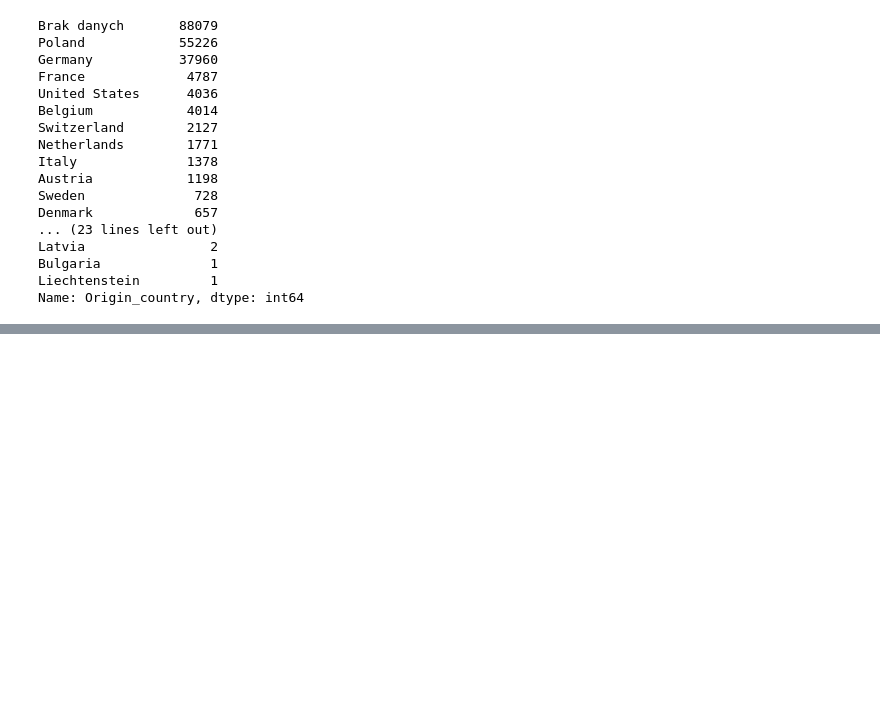
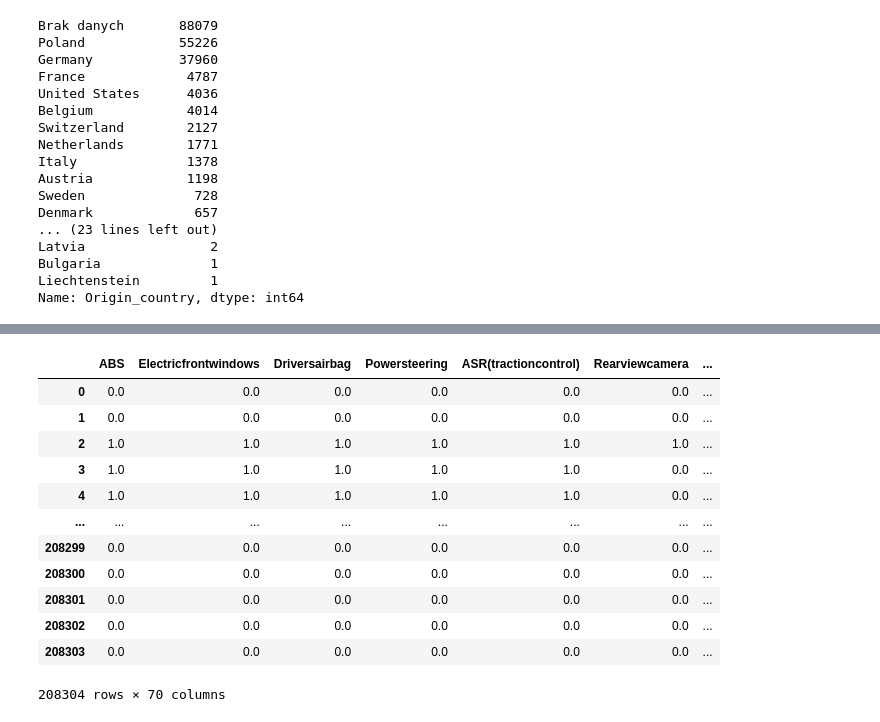
Before and after one commit to KacperChmura1/Engineer-s, a Jupyter notebook: DataIntegration.ipynb, the cells around one changed output, grey strips where cells are left out. Cells and saved outputs as stored; diff of their text form; code cells hidden in the pictures; blank space fills up the shorter version.

Commit message:
Extracting features from features colum

```diff
--- a/DataIntegration.ipynb
+++ b/DataIntegration.ipynb
@@ -555,0 +592,12 @@ Name: Features, Length: 203975, dtype: object
+# %%
+unique_list = unique_list[1:]
+# %%
+zero_data = np.zeros((208304, 70))
+# %%
+uni_df = pd.DataFrame(columns=unique_list, data=zero_data)
+# %%
+for i in range(0,len(df3["Features"])):
+    for j in range(0, len(unique_list)):
+        for k in range(0, len(df3["Features"].iloc[i])):
+            if df3["Features"].iloc[i][k] == unique_list[j]:
+                uni_df[df3["Features"].iloc[i][k]][i] = 1
@@ -555,0 +606,16 @@ Name: Features, Length: 203975, dtype: object
+# %%
+uni_df
+# %% [output]
+|  | ABS | Electricfrontwindows | Driversairbag | Powersteering | ASR(tractioncontrol) | Rearviewcamera | ... |
+| 0 | 0.0 | 0.0 | 0.0 | 0.0 | 0.0 | 0.0 | ... |
+| 1 | 0.0 | 0.0 | 0.0 | 0.0 | 0.0 | 0.0 | ... |
+| 2 | 1.0 | 1.0 | 1.0 | 1.0 | 1.0 | 1.0 | ... |
+| 3 | 1.0 | 1.0 | 1.0 | 1.0 | 1.0 | 0.0 | ... |
+| 4 | 1.0 | 1.0 | 1.0 | 1.0 | 1.0 | 0.0 | ... |
+| ... | ... | ... | ... | ... | ... | ... | ... |
+| 208299 | 0.0 | 0.0 | 0.0 | 0.0 | 0.0 | 0.0 | ... |
+| 208300 | 0.0 | 0.0 | 0.0 | 0.0 | 0.0 | 0.0 | ... |
+| 208301 | 0.0 | 0.0 | 0.0 | 0.0 | 0.0 | 0.0 | ... |
+| 208302 | 0.0 | 0.0 | 0.0 | 0.0 | 0.0 | 0.0 | ... |
+| 208303 | 0.0 | 0.0 | 0.0 | 0.0 | 0.0 | 0.0 | ... |
+208304 rows × 70 columns
```
Also changed, not shown: parts of 41 cells of this notebook.
